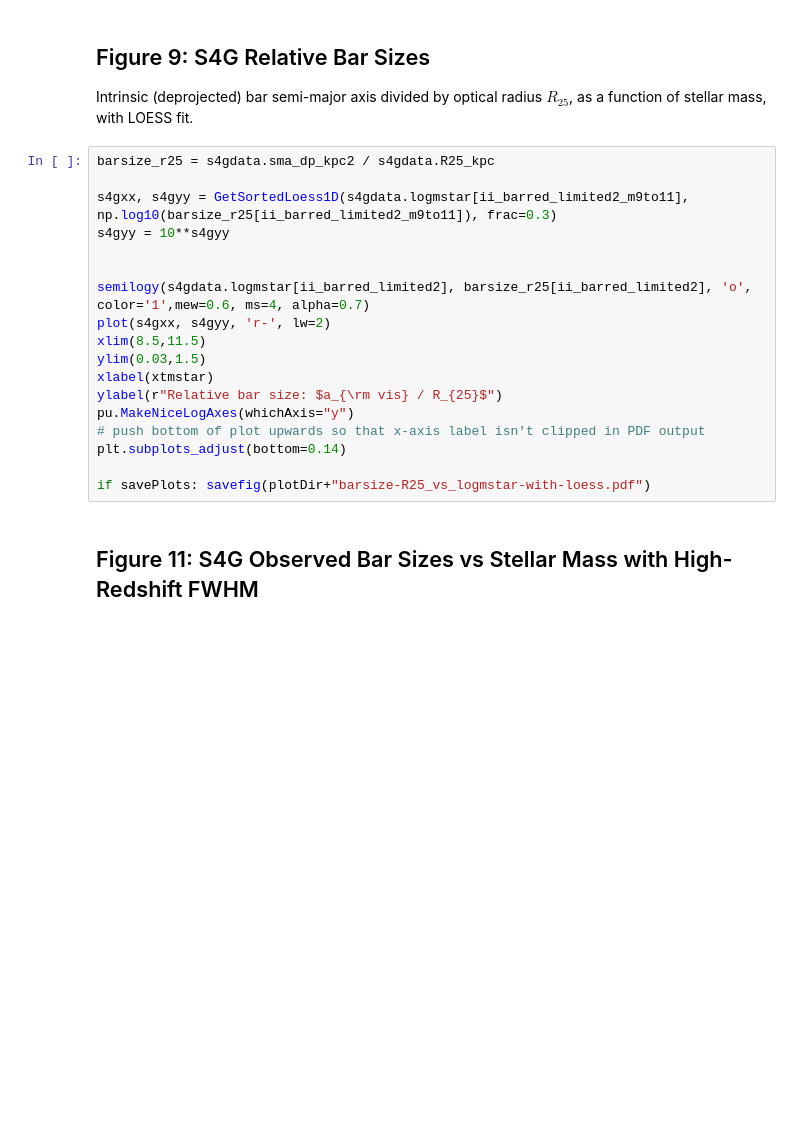
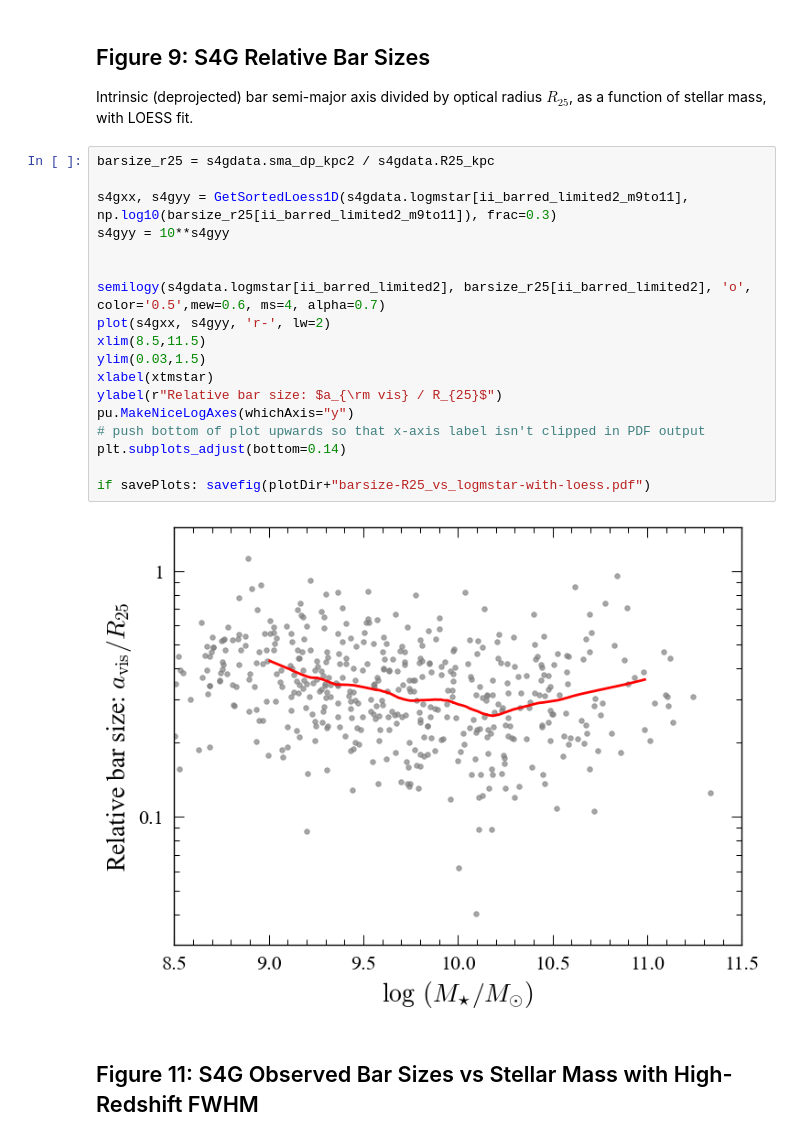
Before and after one commit to perwin/s4g_barfractions, a Jupyter notebook: s4gbars_barsizes.ipynb, the cells around one changed output. Drawn from its saved outputs; the diff is of its cells as text; blank space fills up the shorter version.

```diff
--- a/s4gbars_barsizes.ipynb
+++ b/s4gbars_barsizes.ipynb
@@ -324,21 +322,23 @@ Intrinsic (deprojected) bar semi-major axis divided by optical radius $R_{25}$,
 # %%
 barsize_r25 = s4gdata.sma_dp_kpc2 / s4gdata.R25_kpc
 
 s4gxx, s4gyy = GetSortedLoess1D(s4gdata.logmstar[ii_barred_limited2_m9to11], np.log10(barsize_r25[ii_barred_limited2_m9to11]), frac=0.3)
 s4gyy = 10**s4gyy
 
 
-semilogy(s4gdata.logmstar[ii_barred_limited2], barsize_r25[ii_barred_limited2], 'o', color='1',mew=0.6, ms=4, alpha=0.7)
+semilogy(s4gdata.logmstar[ii_barred_limited2], barsize_r25[ii_barred_limited2], 'o', color='0.5',mew=0.6, ms=4, alpha=0.7)
 plot(s4gxx, s4gyy, 'r-', lw=2)
 xlim(8.5,11.5)
 ylim(0.03,1.5)
 xlabel(xtmstar)
 ylabel(r"Relative bar size: $a_{\rm vis} / R_{25}$")
 pu.MakeNiceLogAxes(whichAxis="y")
 # push bottom of plot upwards so that x-axis label isn't clipped in PDF output
 plt.subplots_adjust(bottom=0.14)
 
 if savePlots: savefig(plotDir+"barsize-R25_vs_logmstar-with-loess.pdf")
+# %% [output]
+[figure, added]
 # %% [markdown]
 ## Figure 11: S4G Observed Bar Sizes vs Stellar Mass with High-Redshift FWHM
 # %%
```
Also changed, not shown: parts of 10 cells of this notebook, 2 other files.
